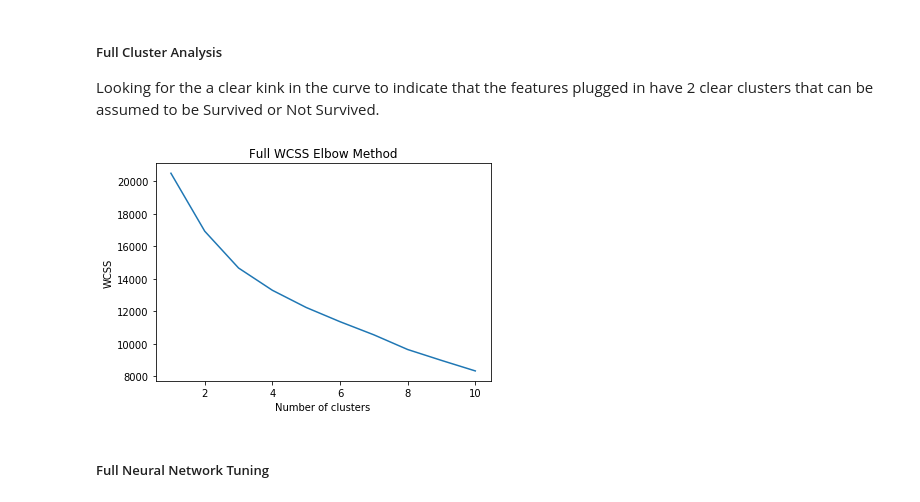
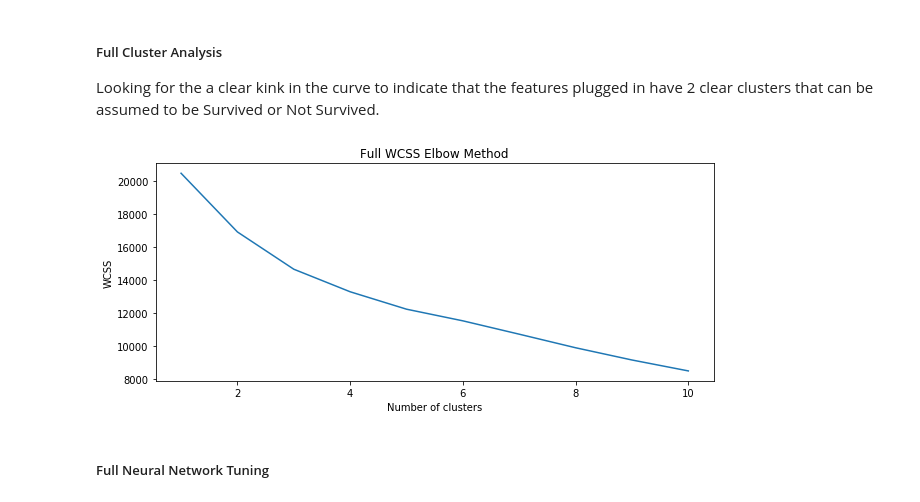
Before and after one commit to SamButterfield/csc8111_machine_learning_coursework, a Jupyter notebook: CSC8111_SB_Titanic_Coursework.ipynb, the cells around one changed output. Cells and saved outputs as stored; diff of their text form; code cells hidden in the pictures.

```diff
--- a/CSC8111_SB_Titanic_Coursework.ipynb
+++ b/CSC8111_SB_Titanic_Coursework.ipynb
@@ -1033,20 +1033,20 @@ plt.show()
 ##### Full Cluster Analysis
 Looking for the a clear kink in the curve to indicate that the features plugged in have 2 clear clusters that can be assumed to be Survived or Not Survived.
 # %%
-plt.figure(figsize=[6,4])
+plt.figure(figsize=(10, 4))
 from sklearn.cluster import KMeans
 wcss = []
 for i in range(1, 11):
     kmeans = KMeans(n_clusters = i, init = 'k-means++')
     kmeans.fit(X_train)
     wcss.append(kmeans.inertia_)
 plt.plot(range(1, 11), wcss)
 plt.title('Full WCSS Elbow Method')
 plt.xlabel('Number of clusters')
 plt.ylabel('WCSS')
 plt.show()
 # %% [output]
-[figure, old version]
+[figure, new version]
 # %% [markdown]
 ##### Full Neural Network Tuning
 # %%
```
Also changed, not shown: parts of 28 cells of this notebook.
